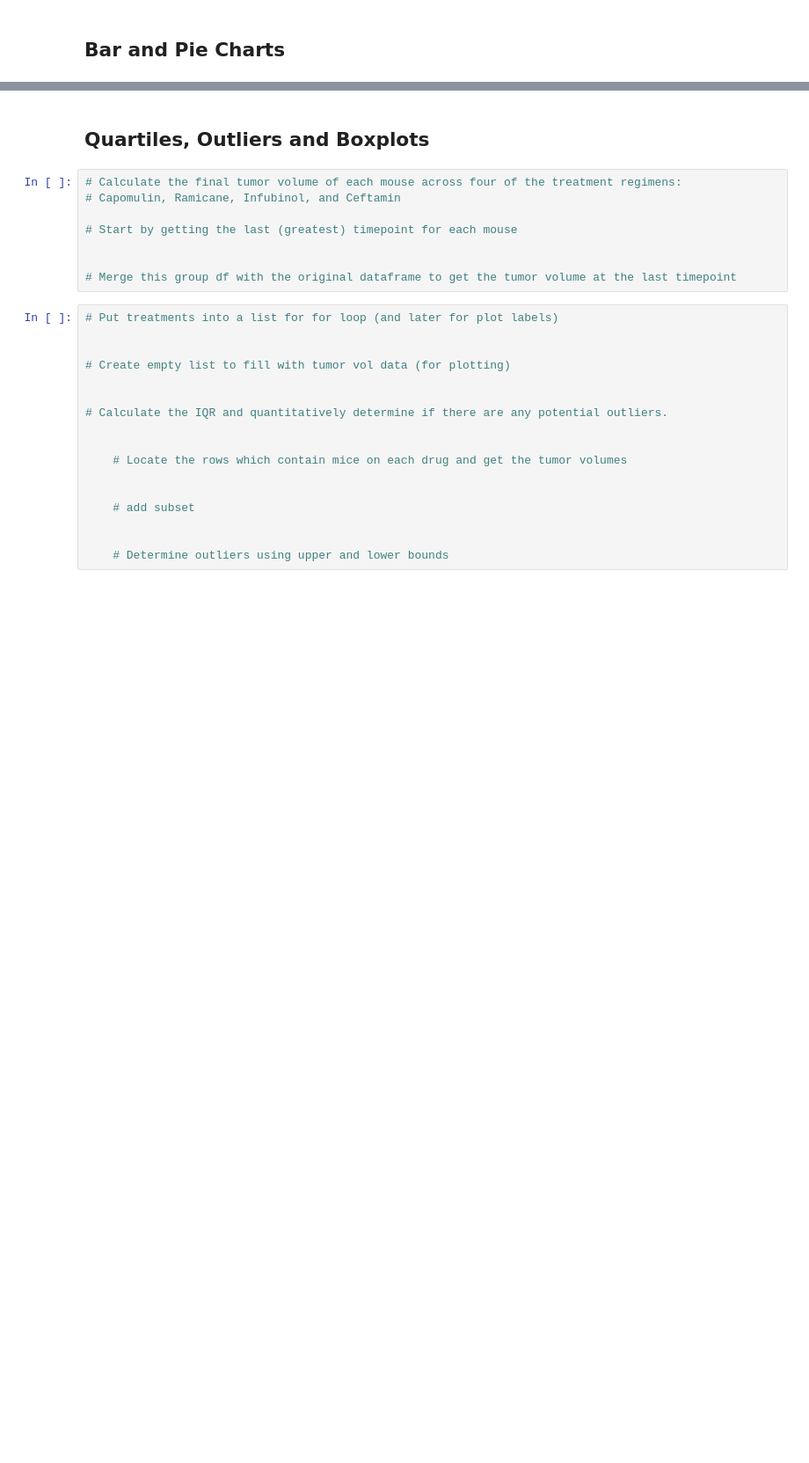
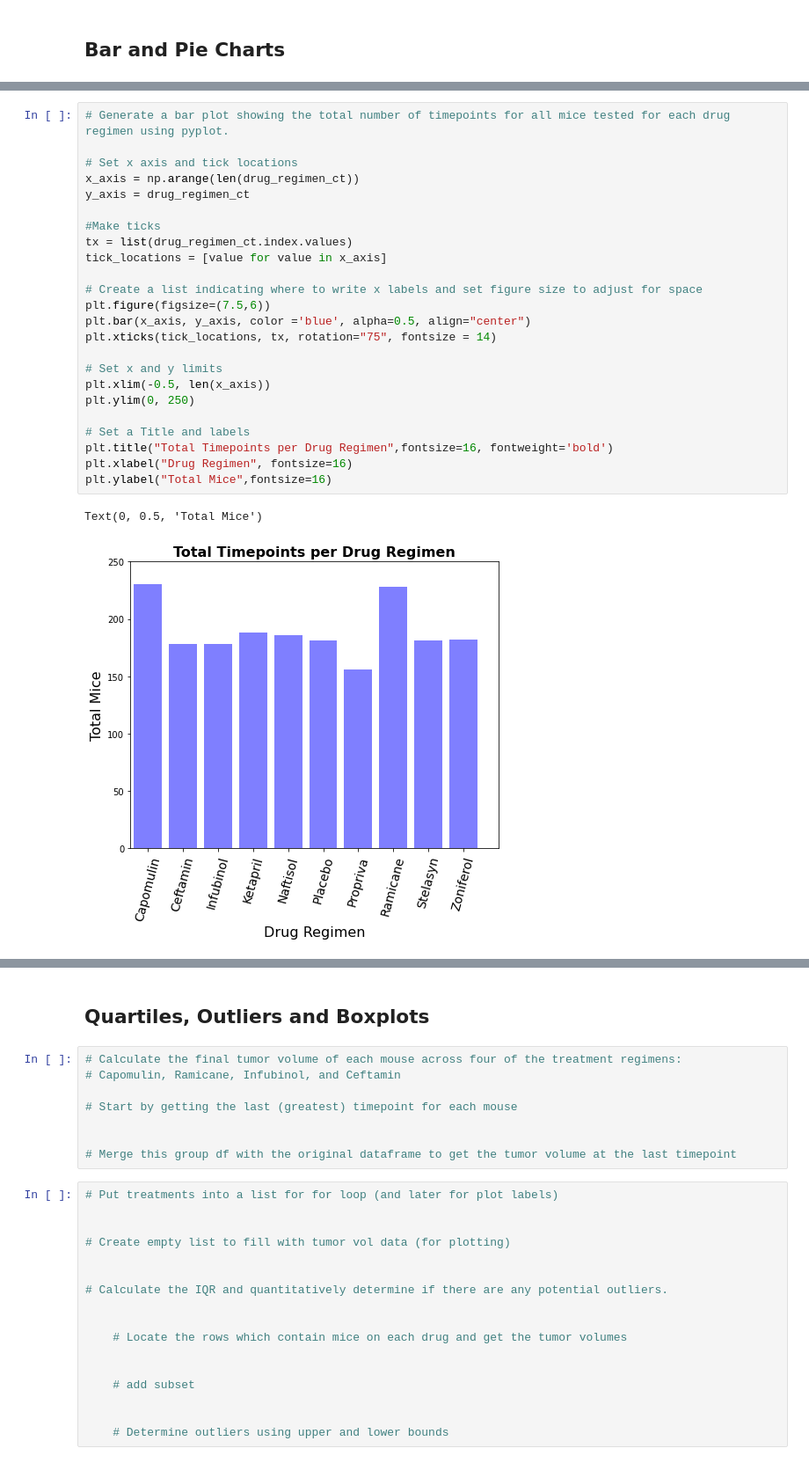
Before and after one commit to gpedicelli/Matplotlib-Challenge, a Jupyter notebook: Pymaceuticals/pymaceuticals_starter.ipynb, the cells around one changed output, grey strips where cells are left out. Shown at 88% size. Drawn from its saved outputs; the diff is of its cells as text; blank space fills up the shorter version.

```diff
--- a/Pymaceuticals/pymaceuticals_starter.ipynb
+++ b/Pymaceuticals/pymaceuticals_starter.ipynb
@@ -158,0 +168,27 @@ Drug_summarydf_a
+# %%
+# Generate a bar plot showing the total number of timepoints for all mice tested for each drug regimen using pyplot.
+
+# Set x axis and tick locations
+x_axis = np.arange(len(drug_regimen_ct))
+y_axis = drug_regimen_ct
+
+#Make ticks
+tx = list(drug_regimen_ct.index.values)
+tick_locations = [value for value in x_axis]
+
+# Create a list indicating where to write x labels and set figure size to adjust for space
+plt.figure(figsize=(7.5,6))
+plt.bar(x_axis, y_axis, color ='blue', alpha=0.5, align="center")
+plt.xticks(tick_locations, tx, rotation="75", fontsize = 14)
+
+# Set x and y limits
+plt.xlim(-0.5, len(x_axis))
+plt.ylim(0, 250)
+
+# Set a Title and labels
+plt.title("Total Timepoints per Drug Regimen",fontsize=16, fontweight='bold')
+plt.xlabel("Drug Regimen", fontsize=16)
+plt.ylabel("Total Mice",fontsize=16)
+# %% [output]
+Text(0, 0.5, 'Total Mice')
+[figure, added]
```
Also changed, not shown: parts of 6 cells of this notebook.
